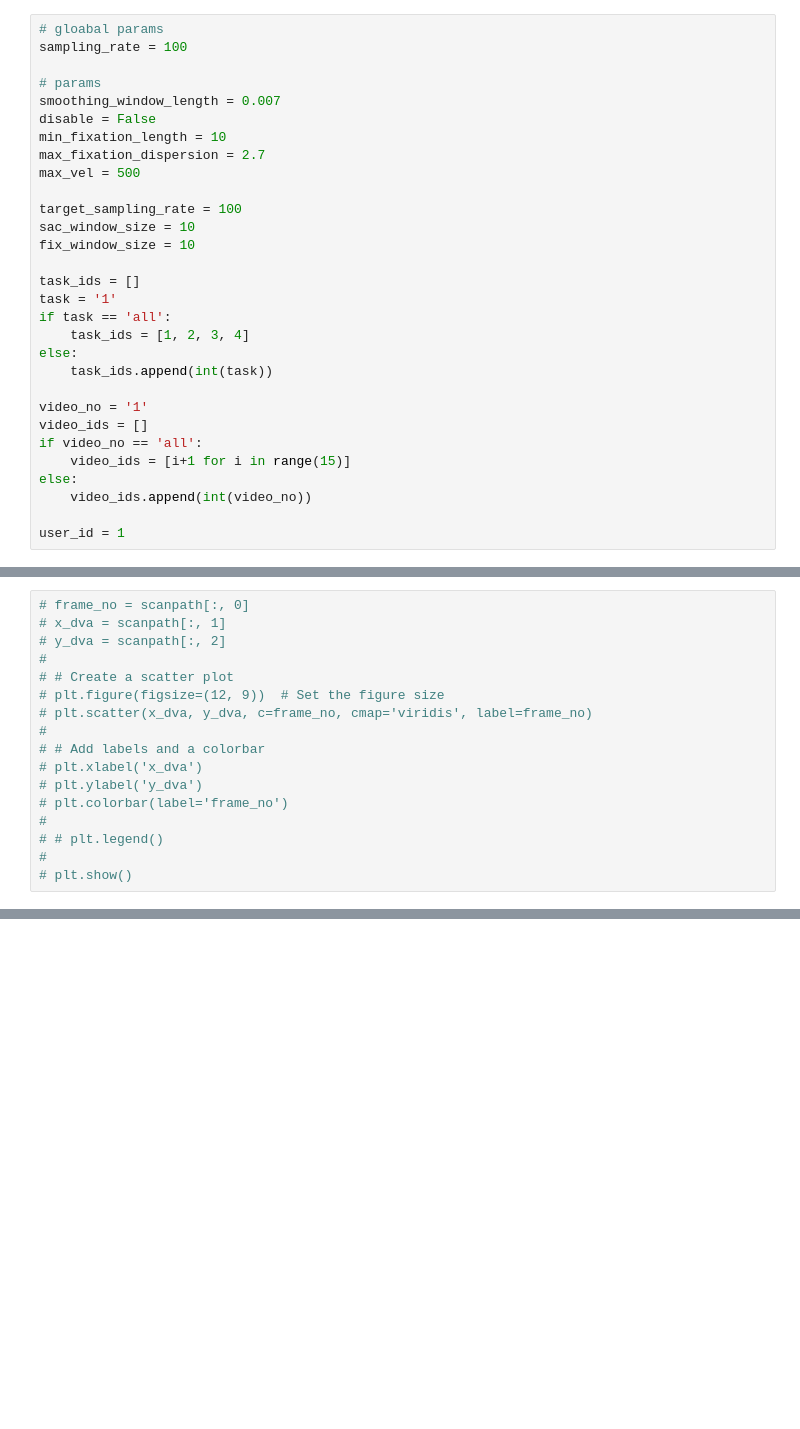
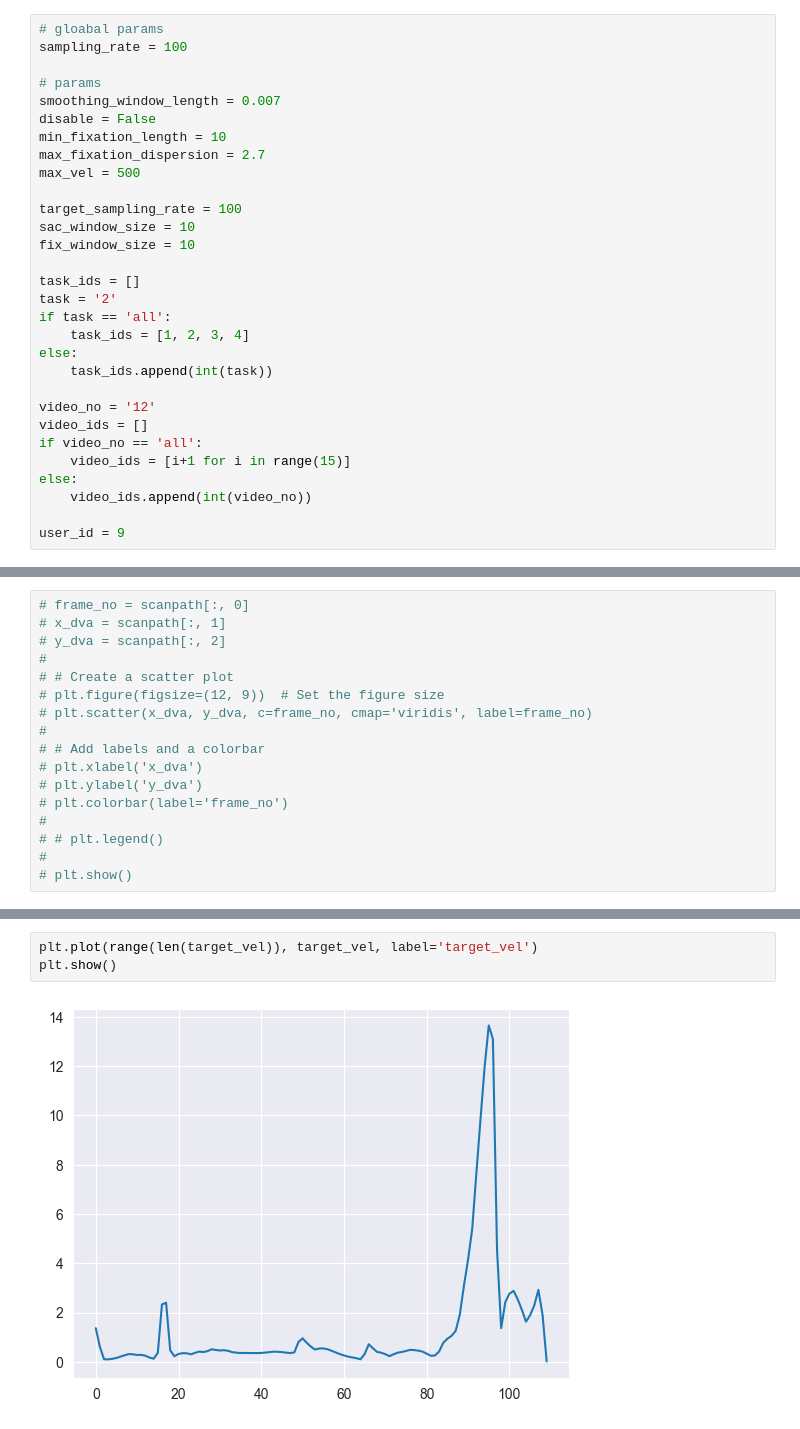
Before and after one commit to rghv96/sp-eyegan, a Jupyter notebook: notebooks/velocity_scanpath.ipynb, the cells around one changed output, grey strips where cells are left out. Drawn from its saved outputs; the diff is of its cells as text; blank space fills up the shorter version.

```diff
--- a/notebooks/velocity_scanpath.ipynb
+++ b/notebooks/velocity_scanpath.ipynb
@@ -97,20 +157,20 @@ sac_window_size = 10
 fix_window_size = 10
 
 task_ids = []
-task = '1'
+task = '2'
 if task == 'all':
     task_ids = [1, 2, 3, 4]
 else:
     task_ids.append(int(task))
 
-video_no = '1'
+video_no = '12'
 video_ids = []
 if video_no == 'all':
     video_ids = [i+1 for i in range(15)]
 else:
     video_ids.append(int(video_no))
 
-user_id = 1
+user_id = 9
 # %%
 gaze_data_list, gaze_feature_dict, gaze_label_matrix, gaze_label_dict = data_loader.load_ehtask_data(
         ehtask_dir='../data/EHTaskDataset/',
@@ -501,0 +598,5 @@ target_vel new shape:  (26,)
+# %%
+plt.plot(range(len(target_vel)), target_vel, label='target_vel')
+plt.show()
+# %% [output]
+[figure, added]
```
Also changed, not shown: parts of 5 cells of this notebook, 1 other file.
